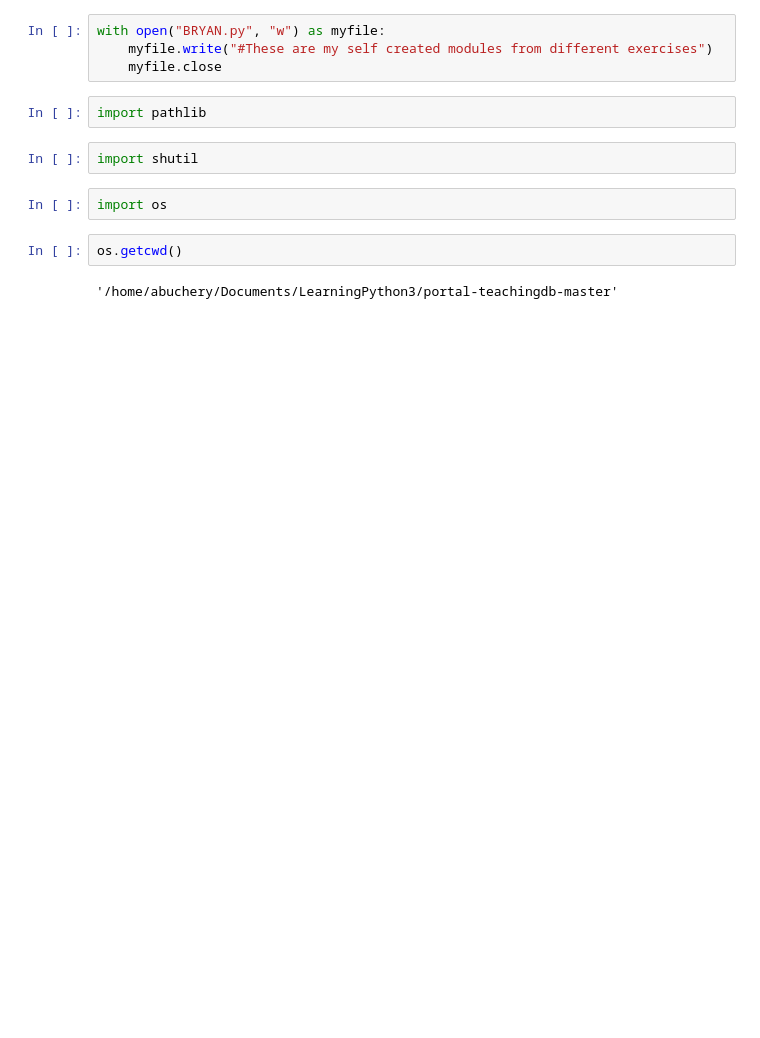
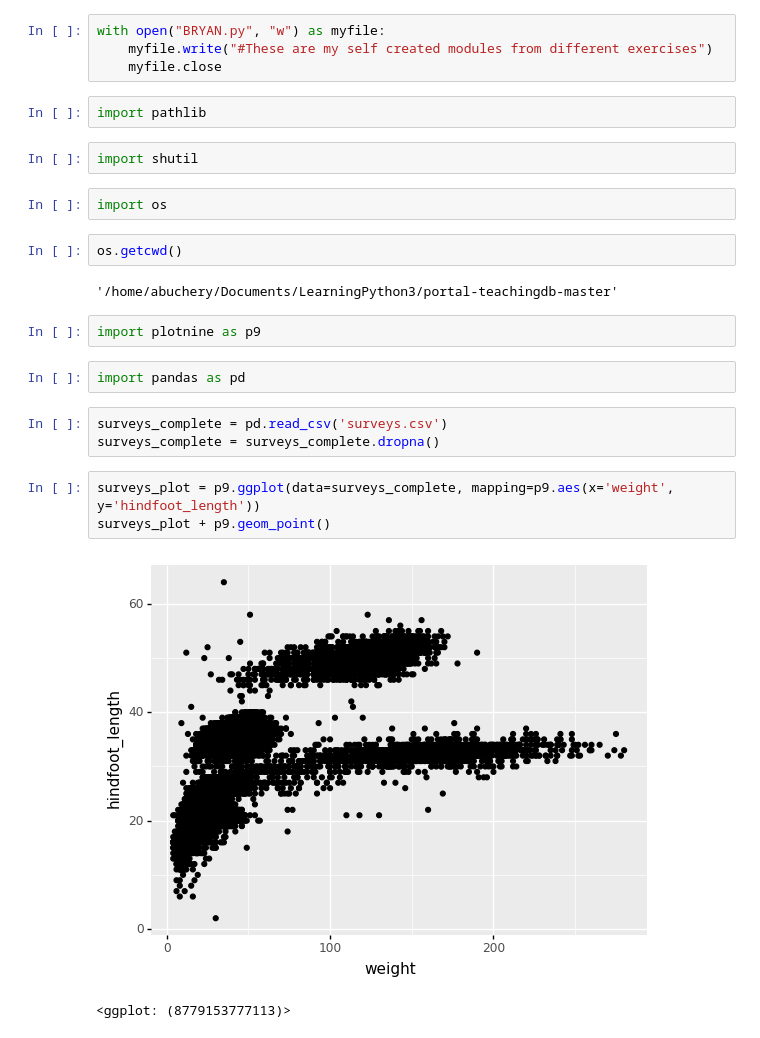
Before and after one commit to BryanAbuchery/LearningPython3, a Jupyter notebook: Python_Exercises.ipynb, the cells around one changed output. Cells and saved outputs as stored; diff of their text form; blank space fills up the shorter version.

```diff
--- a/Python_Exercises.ipynb
+++ b/Python_Exercises.ipynb
@@ -249,3 +249,16 @@ import os
 os.getcwd()
 # %% [output]
 '/home/abuchery/Documents/LearningPython3/portal-teachingdb-master'
+# %%
+import plotnine as p9
+# %%
+import pandas as pd
+# %%
+surveys_complete = pd.read_csv('surveys.csv')
+surveys_complete = surveys_complete.dropna()
+# %%
+surveys_plot = p9.ggplot(data=surveys_complete, mapping=p9.aes(x='weight', y='hindfoot_length'))
+surveys_plot + p9.geom_point()
+# %% [output]
+[figure, added]
+<ggplot: (8779153777113)>
```
Also changed, not shown: parts of 14 cells of this notebook, 2 other files.
